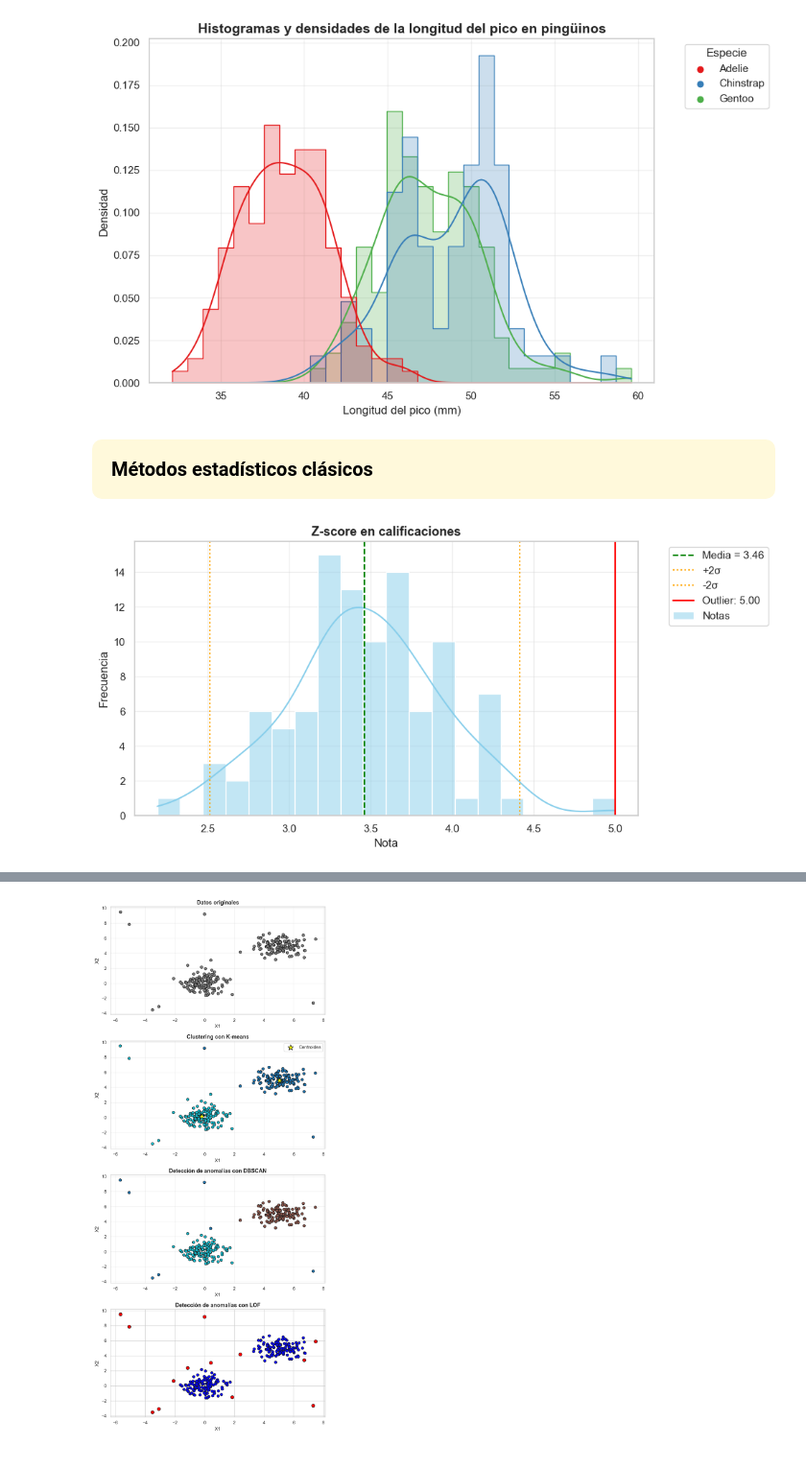
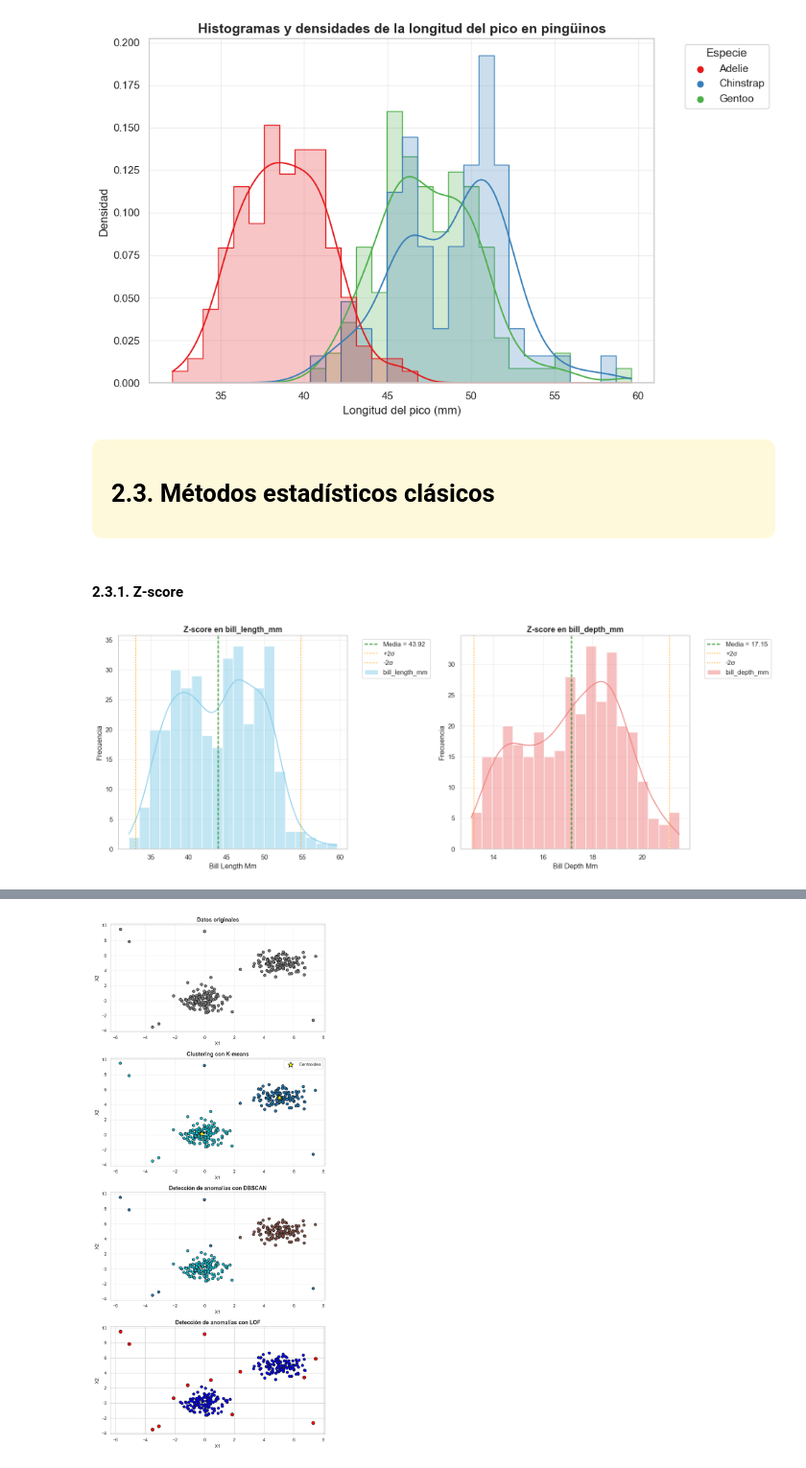
Before and after one commit to mariabda2/intro_data_2026, a Jupyter notebook: FCD_U3_1_deteccion_atipicos_intro.ipynb, the cells around one changed output, grey strips where cells are left out. Shown at 96% size. Saved outputs shown, nothing was run; the diff lists cells and outputs as text; code cells hidden in the pictures.

```diff
--- a/FCD_U3_1_deteccion_atipicos_intro.ipynb
+++ b/FCD_U3_1_deteccion_atipicos_intro.ipynb
@@ -49,7 +47,7 @@ Estos pueden deberse a ([Barnett & Lewis, 1994](https://onlinelibrary.wiley.com/
 # %%
 
 # Configuración estética
-sns.set(style="whitegrid")
+sns.set_theme(style="whitegrid")
 np.random.seed(42)
 
 # Datos base: desempeño normal (variabilidad natural)
@@ -195,10 +208,5 @@ plt.show()
 </div>
 # %%
-# Cargar dataset
-penguins = sns.load_dataset("penguins").dropna(subset=["bill_length_mm"])
-species = penguins["species"].unique()
-palette = dict(zip(species, sns.color_palette("Set1", n_colors=len(species))))
-
 # Crear figura
 plt.figure(figsize=(10, 6))
 
@@ -232,40 +240,47 @@ plt.show()
 [figure]
 # %% [markdown]
 <div style="background-color:#fff9db; padding:20px; border-radius:10px;font-size:20px;">
-  <b>Métodos estadísticos clásicos</b><br>
+
+### **2.3. Métodos estadísticos clásicos**
 </div>
+# %% [markdown]
+#### **2.3.1. Z-score**
 # %%
-import numpy as np
-import matplotlib.pyplot as plt
-import seaborn as sns
-from scipy import stats
+# Lista de variables a graficar
+variables = ["bill_length_mm", "bill_depth_mm"]
+colors = ["skyblue", "lightcoral"]
 
-# Datos simulados (notas)
-np.random.seed(42)
-notas = np.random.normal(loc=3.5, scale=0.5, size=100)
-notas = np.append(notas, 5.0)  # estudiante atípico
+# Figure
+fig, axes = plt.subplots(1, len(variables), figsize=(16, 6))
 
-# Cálculo de Z-score
-z_scores = stats.zscore(notas)
-outliers_z = notas[np.abs(z_scores) > 3]
+for i, var in enumerate(variables):
+    data = penguins[var].values
 
-# Visualización
+    # Calcular Z-scores
+    z_scores = stats.zscore(data)
+    outliers = data[np.abs(z_scores) > 3]
+    outliers_z = z_scores[np.abs(z_scores) > 3]
 
-plt.figure(figsize=(10, 5))
-sns.histplot(notas, bins=20, kde=True, color="skyblue", label="Notas")
-plt.axvline(np.mean(notas), color="green", linestyle="--", label=f"Media = {np.mean(notas):.2f}")
-plt.axvline(np.mean(notas) + 2*np.std(notas), color="orange", linestyle=":", label="+2σ")
-plt.axvline(np.mean(notas) - 2*np.std(notas), color="orange", linestyle=":", label="-2σ")
+    # Histograma
+    sns.histplot(data, bins=20, kde=True, color=colors[i], ax=axes[i], label=var)
 
-for out in outliers_z:
-    plt.axvline(out, color="red", linestyle="-", label=f"Outlier: {out:.2f}")
+    # Líneas de referencia
+    axes[i].axvline(np.mean(data), color="green", linestyle="--", label=f"Media = {np.mean(data):.2f}")
+    axes[i].axvline(np.mean(data) + 2*np.std(data), color="orange", linestyle=":", label="+2σ")
+    axes[i].axvline(np.mean(data) - 2*np.std(data), color="orange", linestyle=":", label="-2σ")
 
-plt.title("Z-score en calificaciones", fontsize=13, weight="bold")
-plt.xlabel("Nota")
-plt.ylabel("Frecuencia")
-plt.legend(bbox_to_anchor=(1.05, 1), loc="upper left")
-plt.grid(alpha=0.3)
+    # Outliers con anotación de Z-score
+    for out, z in zip(outliers, outliers_z):
+        axes[i].axvline(out, color="red", linestyle="-")
+        axes[i].text(out, 2, f"Z={z:.2f}", rotation=90, color="red", fontsize=9)
+
+    axes[i].set_title(f"Z-score en {var}", fontsize=13, weight="bold")
+    axes[i].set_xlabel(var.replace("_", " ").title())
+    axes[i].set_ylabel("Frecuencia")
+    axes[i].legend(bbox_to_anchor=(1.05, 1), loc="upper left")
+    axes[i].grid(alpha=0.3)
+
 plt.tight_layout()
 plt.show()
 # %% [output]
-[figure, old version]
+[figure, new version]
```
Also changed, not shown: parts of 14 cells of this notebook, 1 other file.
